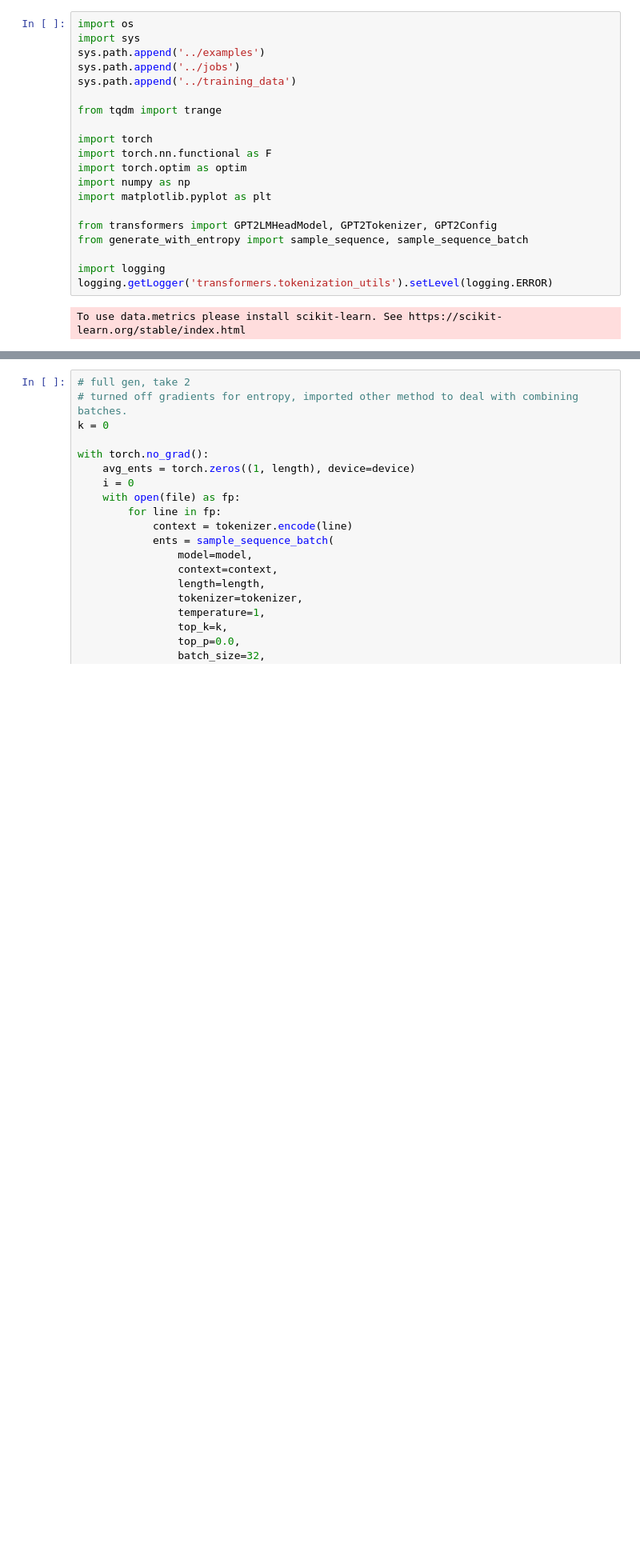
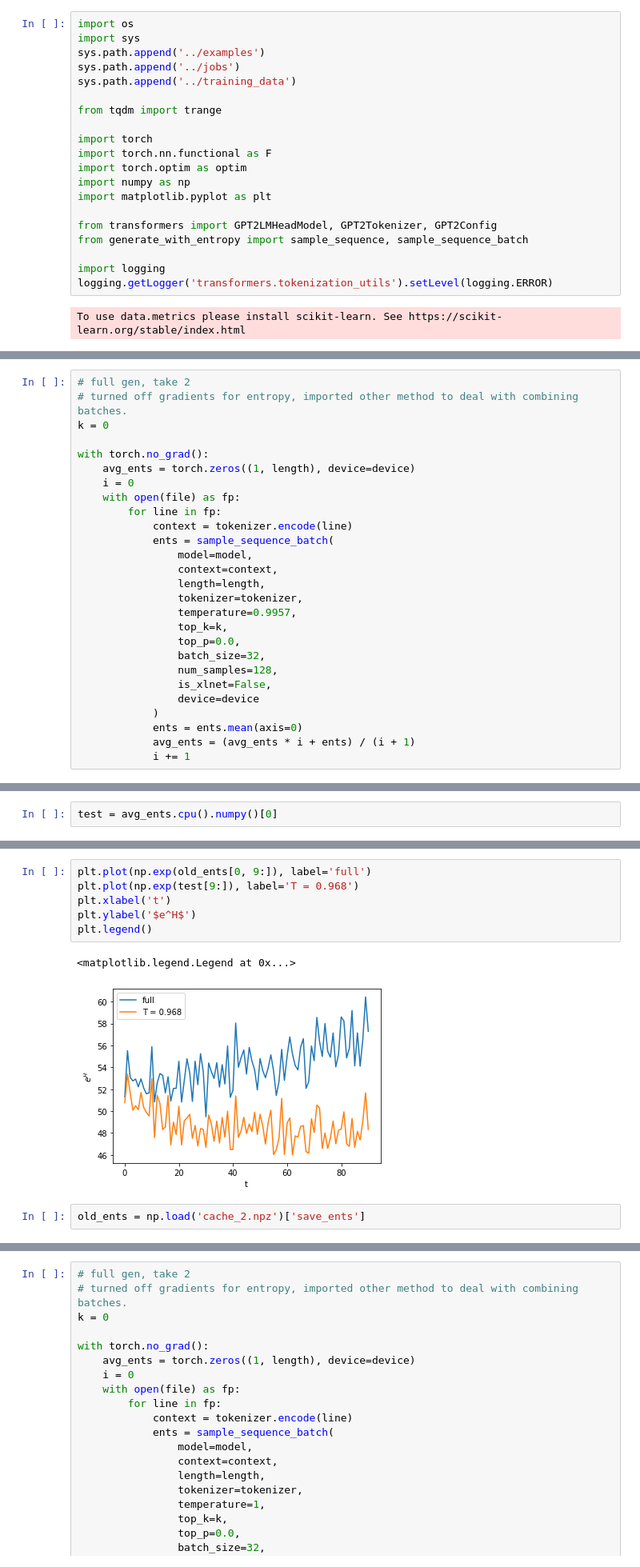
Before and after one commit to mikkyhu/transformers, a Jupyter notebook: notebooks/122819.ipynb, the cells around one changed output, grey strips where cells are left out. Shown at 80% size. Saved outputs shown, nothing was run; the diff lists cells and outputs as text; blank space fills up the shorter version.

```diff
--- a/notebooks/122819.ipynb
+++ b/notebooks/122819.ipynb
@@ -66,0 +100,27 @@ length = 100
+# %%
+# full gen, take 2
+# turned off gradients for entropy, imported other method to deal with combining batches.
+k = 0
+
+with torch.no_grad():
+    avg_ents = torch.zeros((1, length), device=device)
+    i = 0
+    with open(file) as fp:
+        for line in fp:
+            context = tokenizer.encode(line)
+            ents = sample_sequence_batch(
+                model=model,
+                context=context,
+                length=length,
+                tokenizer=tokenizer,
+                temperature=0.9957,
+                top_k=k,
+                top_p=0.0,
+                batch_size=32,
+                num_samples=128,
+                is_xlnet=False,
+                device=device
+            )
+            ents = ents.mean(axis=0)
+            avg_ents = (avg_ents * i + ents) / (i + 1)
+            i += 1
@@ -66,0 +129,2 @@ length = 100
+# %%
+test = avg_ents.cpu().numpy()[0]
@@ -66,0 +151,11 @@ length = 100
+# %%
+plt.plot(np.exp(old_ents[0, 9:]), label='full')
+plt.plot(np.exp(test[9:]), label='T = 0.968')
+plt.xlabel('t')
+plt.ylabel('$e^H$')
+plt.legend()
+# %% [output]
+<matplotlib.legend.Legend at 0x...>
+[figure, added]
+# %%
+old_ents = np.load('cache_2.npz')['save_ents']
```
Also changed, not shown: parts of 14 cells of this notebook, 17 other files.
